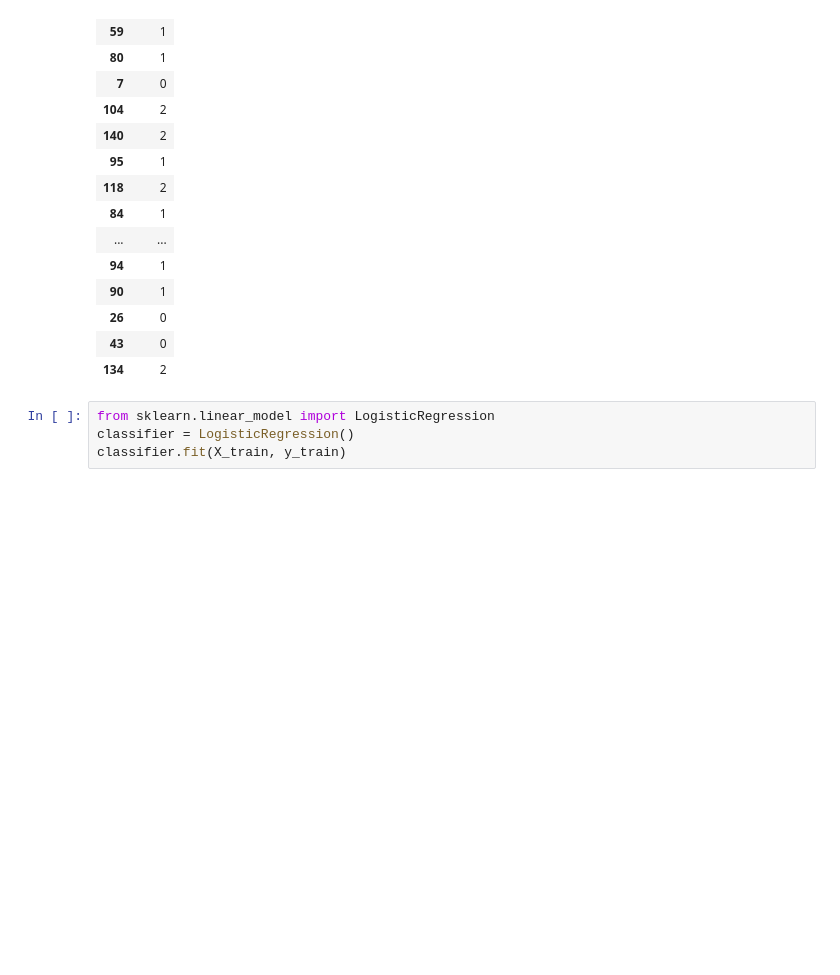
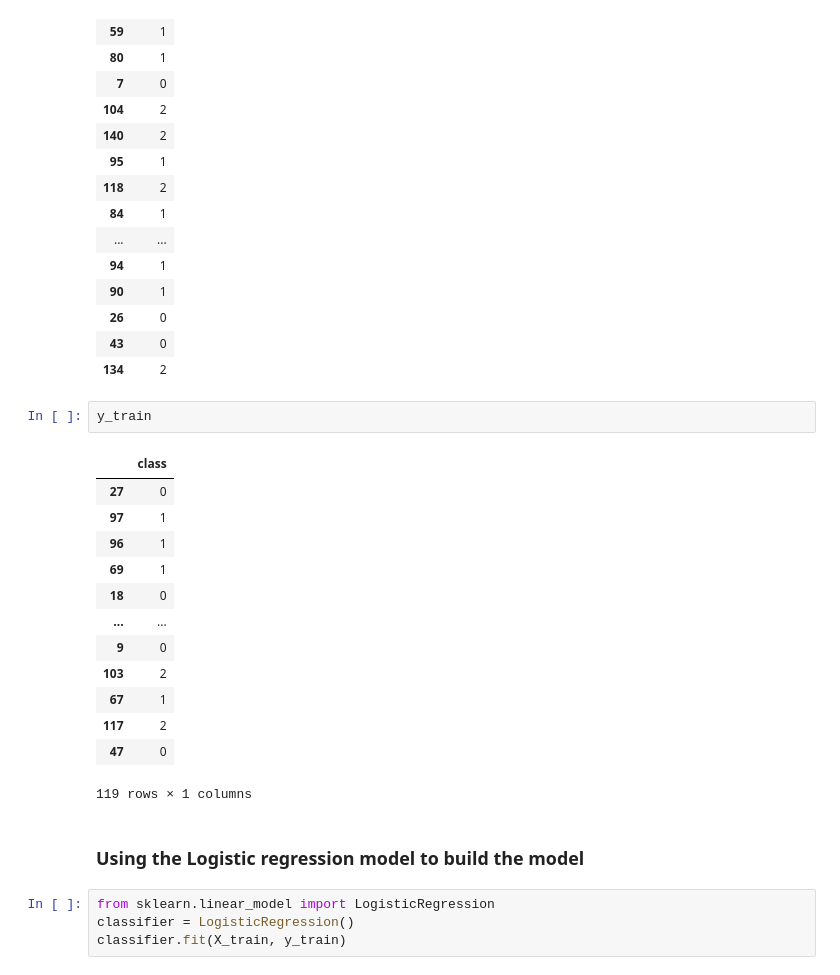
Before and after one commit to Ariyo05/Machine-Learning, a Jupyter notebook: IRIS -- KB.ipynb, the cells around one changed output. Cells and saved outputs as stored; diff of their text form; blank space fills up the shorter version.

```diff
--- a/IRIS -- KB.ipynb
+++ b/IRIS -- KB.ipynb
@@ -133,6 +180,24 @@ y_test
 | 26 | 0 |
 | 43 | 0 |
 | 134 | 2 |
+# %%
+y_train
+# %% [output]
+|  | class |
+| 27 | 0 |
+| 97 | 1 |
+| 96 | 1 |
+| 69 | 1 |
+| 18 | 0 |
+| ... | ... |
+| 9 | 0 |
+| 103 | 2 |
+| 67 | 1 |
+| 117 | 2 |
+| 47 | 0 |
+119 rows × 1 columns
+# %% [markdown]
+###  Using the Logistic regression model to build the model
 # %%
 from sklearn.linear_model import LogisticRegression
 classifier = LogisticRegression()
```
Also changed, not shown: parts of 16 cells of this notebook.
